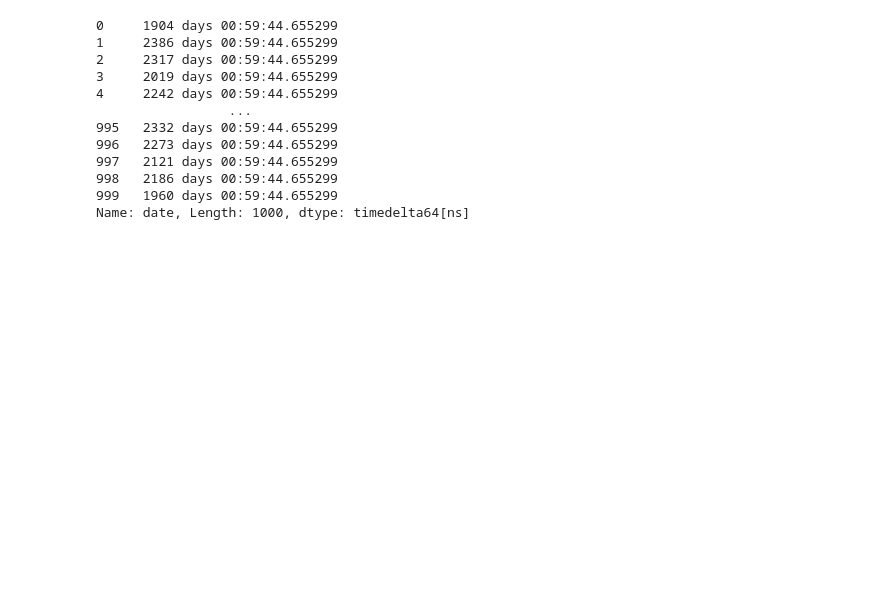
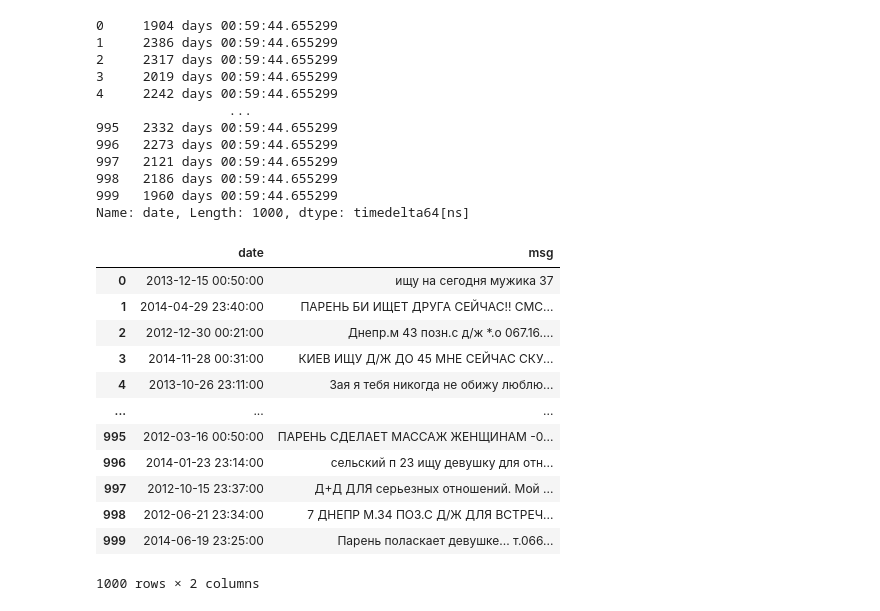
Before and after one commit to amitmishra-cs/100-Days_ML_DL, a Jupyter notebook: 28-date and time/date time.ipynb, the cells around one changed output. Drawn from its saved outputs; the diff is of its cells as text; code cells hidden in the pictures; blank space fills up the shorter version.

```diff
--- a/28-date and time/date time.ipynb
+++ b/28-date and time/date time.ipynb
@@ -204,0 +209,16 @@ Name: date, Length: 1000, dtype: timedelta64[ns]
+# %%
+time
+# %% [output]
+|  | date | msg |
+| 0 | 2013-12-15 00:50:00 | ищу на сегодня мужика 37 |
+| 1 | 2014-04-29 23:40:00 | ПАРЕНЬ БИ ИЩЕТ ДРУГА СЕЙЧАС!! СМС... |
+| 2 | 2012-12-30 00:21:00 | Днепр.м 43 позн.с д/ж *.о 067.16.... |
+| 3 | 2014-11-28 00:31:00 | КИЕВ ИЩУ Д/Ж ДО 45 МНЕ СЕЙЧАС СКУ... |
+| 4 | 2013-10-26 23:11:00 | Зая я тебя никогда не обижу люблю... |
+| ... | ... | ... |
+| 995 | 2012-03-16 00:50:00 | ПАРЕНЬ СДЕЛАЕТ МАССАЖ ЖЕНЩИНАМ -0... |
+| 996 | 2014-01-23 23:14:00 | сельский п 23 ищу девушку для отн... |
+| 997 | 2012-10-15 23:37:00 | Д+Д ДЛЯ серьезных отношений. Мой ... |
+| 998 | 2012-06-21 23:34:00 | 7 ДНЕПР М.34 ПОЗ.С Д/Ж ДЛЯ ВСТРЕЧ... |
+| 999 | 2014-06-19 23:25:00 | Парень поласкает девушке... т.066... |
+1000 rows × 2 columns
```
Also changed, not shown: parts of 8 cells of this notebook, 1 other file.
